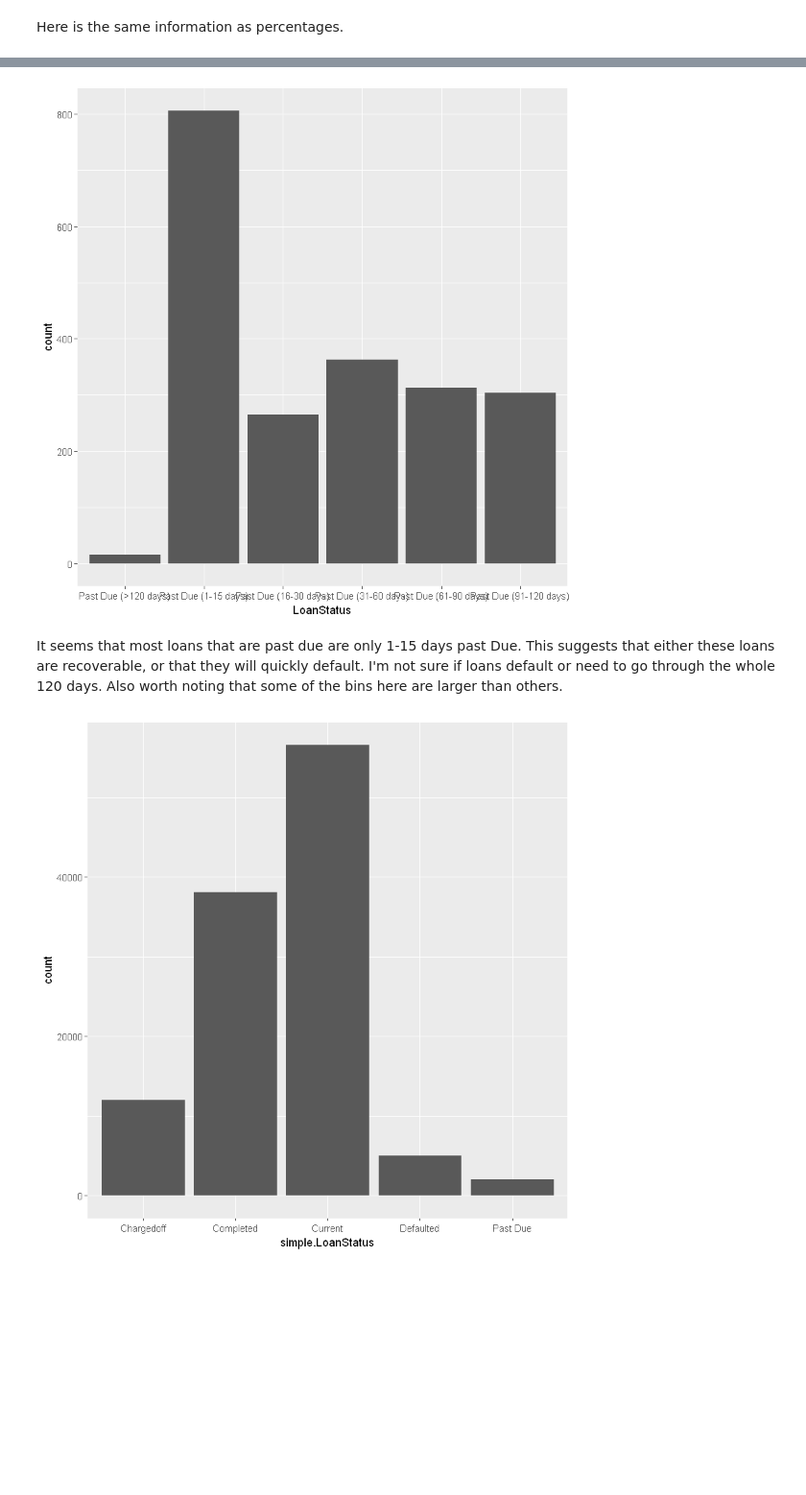
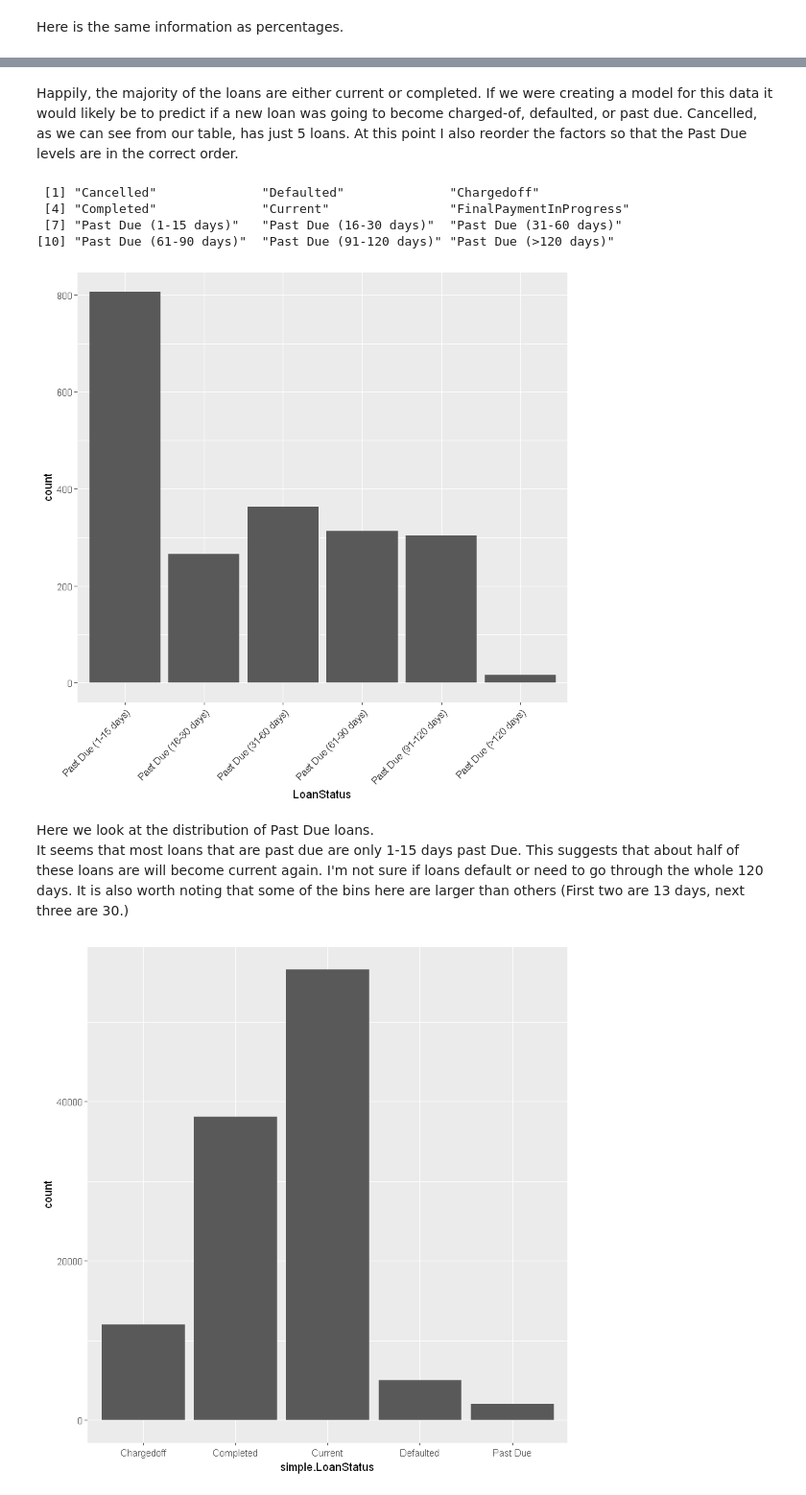
Before and after one commit to timdef/ProsperLoanEDA, a Jupyter notebook: UnivariateExploration.ipynb, the cells around one changed output, grey strips where cells are left out. Shown: that part at 96% size. Saved outputs shown, nothing was run; the diff lists cells and outputs as text; code cells hidden in the pictures; blank space fills up the shorter version.

Commit message:
Polish Loan Status.

```diff
--- a/UnivariateExploration.ipynb
+++ b/UnivariateExploration.ipynb
@@ -201,14 +208,36 @@ ggplot(datadf, aes(LoanStatus)) + geom_bar()
+# %% [markdown]
+Happily, the majority of the loans are either current or completed. If we were creating a model for this data it would likely be to predict if a new loan was going to become charged-of, defaulted, or past due. Cancelled, as we can see from our table, has just 5 loans. At this point I also reorder the factors so that the Past Due levels are in the correct order.
+# %%
+datadf$LoanStatus <- factor(datadf$LoanStatus, levels = c('Cancelled',
+                                                          'Defaulted',
+                                                          'Chargedoff',
+                                                          'Completed',
+                                                          'Current',
+                                                          'FinalPaymentInProgress',
+                                                          'Past Due (1-15 days)',
+                                                          'Past Due (16-30 days)',
+                                                          'Past Due (31-60 days)',
+                                                          'Past Due (61-90 days)',
+                                                          'Past Due (91-120 days)',
+                                                          'Past Due (>120 days)'
+                                                         ))
+levels(datadf$LoanStatus)
+# %% [output]
+ [1] "Cancelled"              "Defaulted"              "Chargedoff"
+ [4] "Completed"              "Current"                "FinalPaymentInProgress"
+ [7] "Past Due (1-15 days)"   "Past Due (16-30 days)"  "Past Due (31-60 days)"
+[10] "Past Due (61-90 days)"  "Past Due (91-120 days)" "Past Due (>120 days)"
 # %%
-#plot the distribution of Past Due Loans
+#Plot the distribution of Past Due Loans
 on_time_loans <- c('Cancelled', 'Completed', 'Chargedoff', 'Current','Defaulted','FinalPaymentInProgress')
 
 past_due_loans <- datadf %>%
 filter(!LoanStatus %in% on_time_loans)
-ggplot(past_due_loans, aes(LoanStatus)) + geom_bar()
+ggplot(past_due_loans, aes(LoanStatus)) + geom_bar() + theme(axis.text.x = element_text(angle = 45, hjust = 1))
 
-#how do you access 'the first 5 nominal vars'
-#also plot the amounts late
+#adjusting x label source : http://tallman-world.tumblr.com/post/89964965867/rhow-to-rotate-axis-labels-in-ggplot2
 # %% [output]
-[figure, old version]
+[figure, new version]
 # %% [markdown]
-It seems that most loans that are past due are only 1-15 days past Due. This suggests that either these loans are recoverable, or that they will quickly default. I'm not sure if loans default or need to go through the whole 120 days. Also worth noting that some of the bins here are larger than others.
+Here we look at the distribution of Past Due loans.
+It seems that most loans that are past due are only 1-15 days past Due. This suggests that about half of these loans are will become current again. I'm not sure if loans default or need to go through the whole 120 days. It is also worth noting that some of the bins here are larger than others (First two are 13 days, next three are 30.)
```
Also changed, not shown: parts of 8 cells of this notebook.
